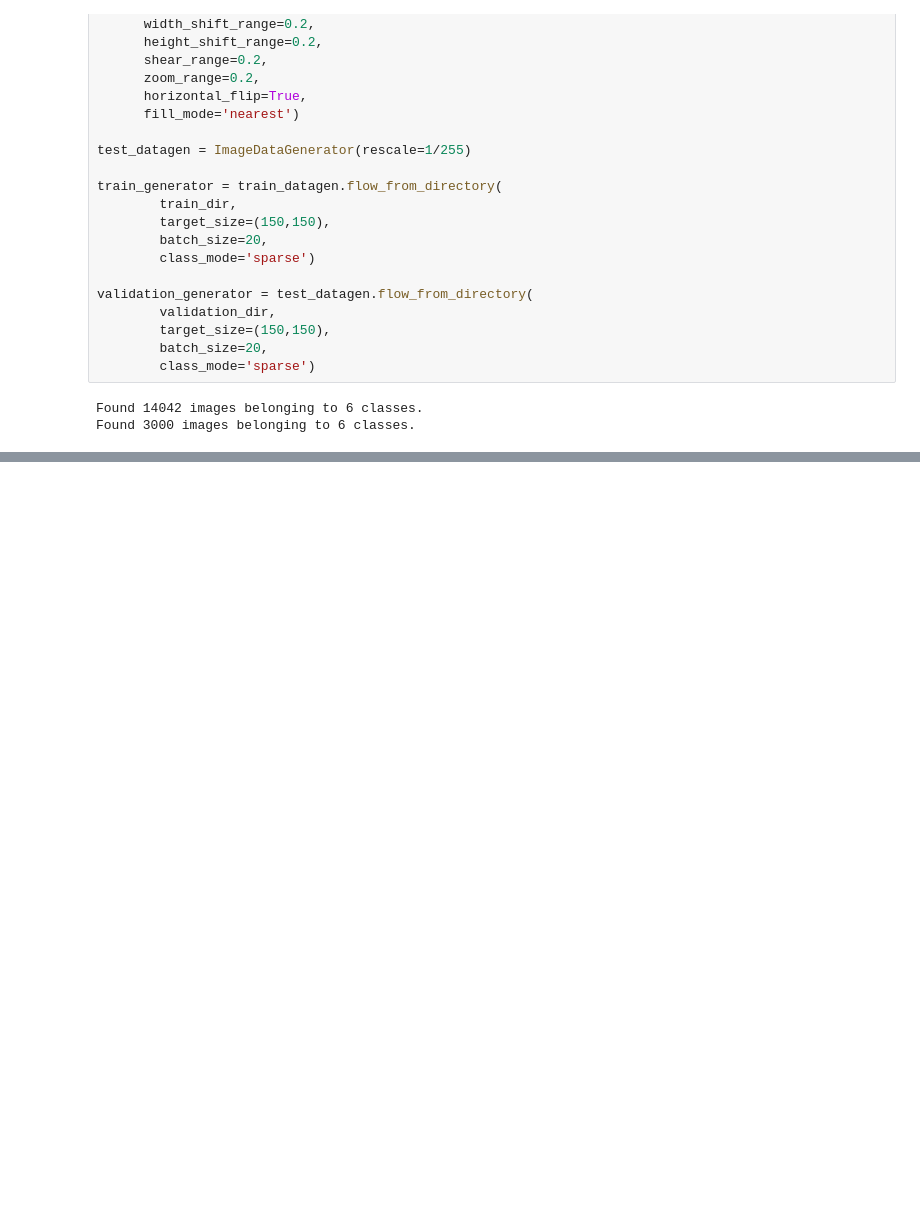
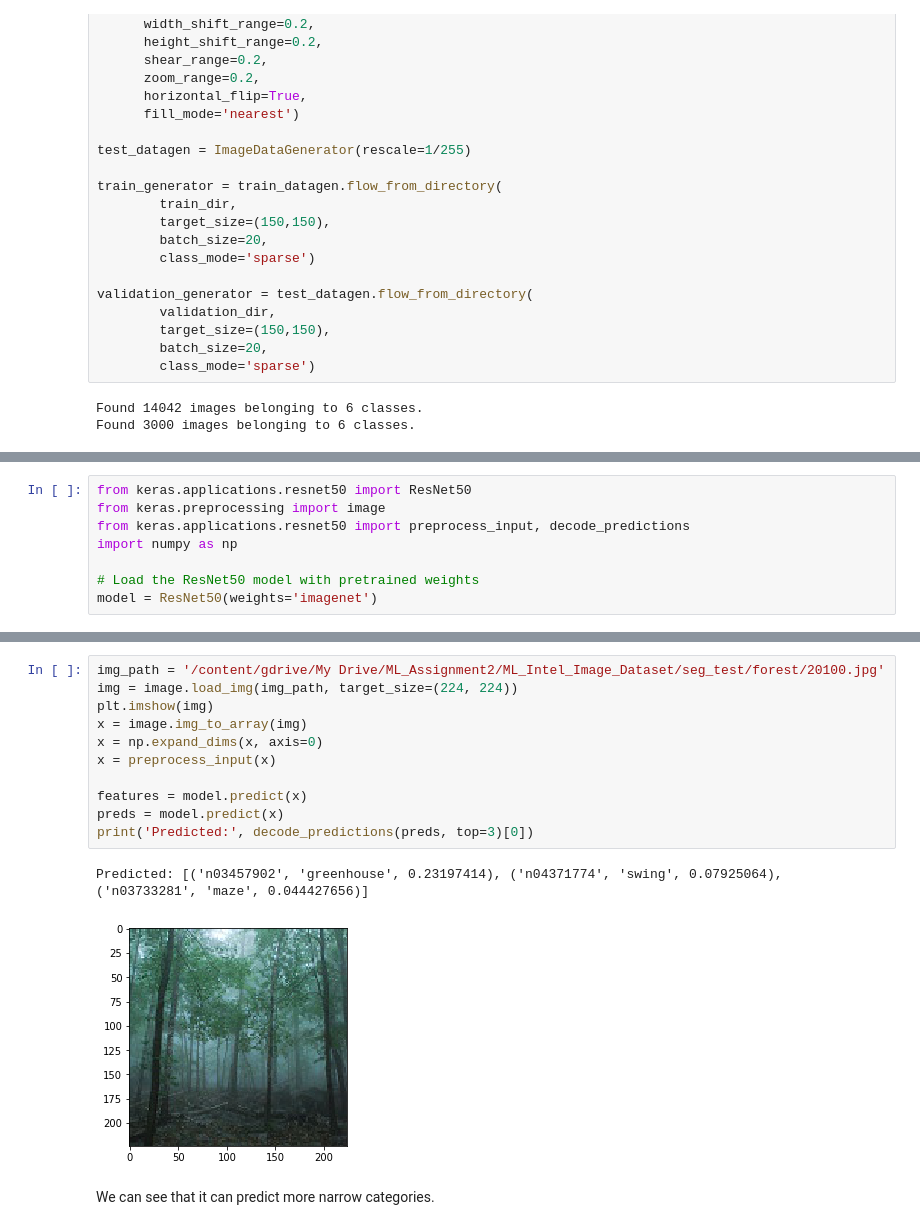
Before and after one commit to EugeniaE/UTS_ML2019_Main, a Jupyter notebook: As2_image_classification.ipynb, the cells around one changed output, grey strips where cells are left out. Cells and saved outputs as stored; diff of their text form; blank space fills up the shorter version.

```diff
--- a/As2_image_classification.ipynb
+++ b/As2_image_classification.ipynb
@@ -255,0 +430,8 @@ plt.show()
+# %%
+from keras.applications.resnet50 import ResNet50
+from keras.preprocessing import image
+from keras.applications.resnet50 import preprocess_input, decode_predictions
+import numpy as np
+
+# Load the ResNet50 model with pretrained weights
+model = ResNet50(weights='imagenet')
@@ -255,0 +455,16 @@ plt.show()
+# %%
+img_path = '/content/gdrive/My Drive/ML_Assignment2/ML_Intel_Image_Dataset/seg_test/forest/20100.jpg'
+img = image.load_img(img_path, target_size=(224, 224))
+plt.imshow(img)
+x = image.img_to_array(img)
+x = np.expand_dims(x, axis=0)
+x = preprocess_input(x)
+
+features = model.predict(x)
+preds = model.predict(x)
+print('Predicted:', decode_predictions(preds, top=3)[0])
+# %% [output]
+Predicted: [('n03457902', 'greenhouse', 0.23197414), ('n04371774', 'swing', 0.07925064), ('n03733281', 'maze', 0.044427656)]
+[figure, added]
+# %% [markdown]
+We can see that it can predict more narrow categories.
```
Also changed, not shown: parts of 35 cells of this notebook.
